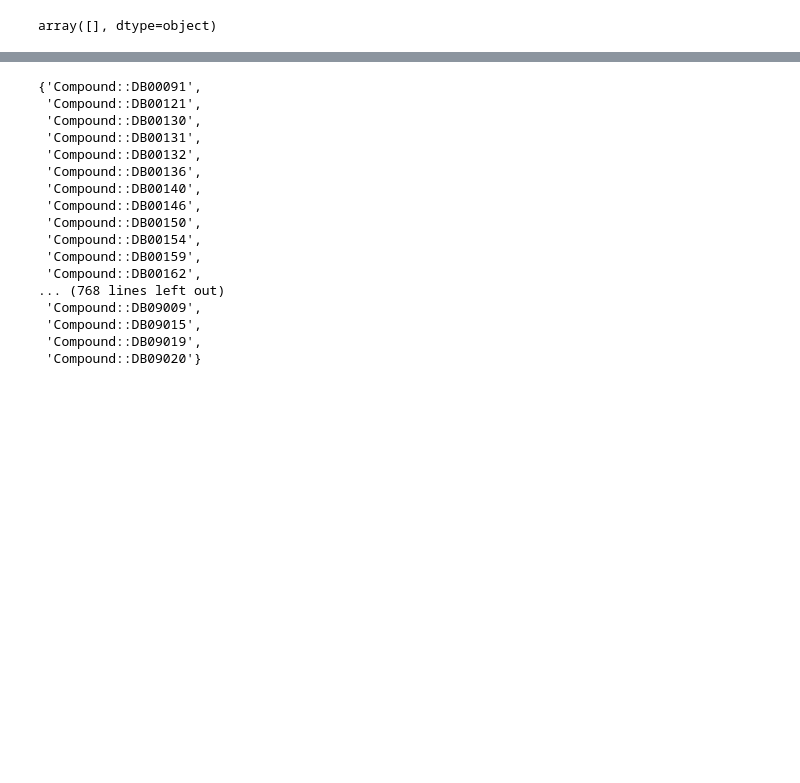
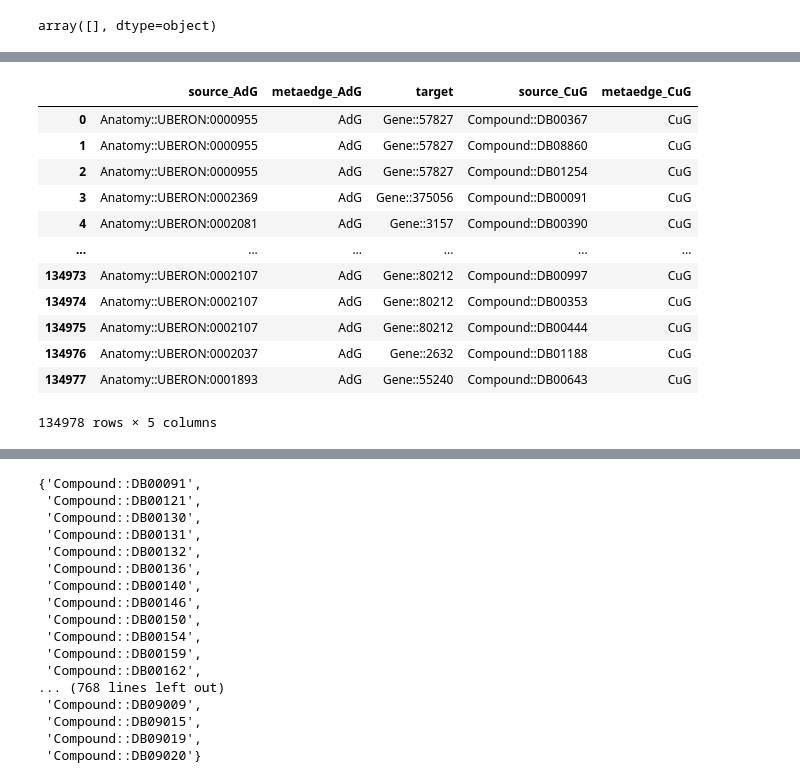
Before and after one commit to Jguan10/CSCI-49376, a Jupyter notebook: Project 1/eda.ipynb, the cells around one changed output, grey strips where cells are left out. Drawn from its saved outputs; the diff is of its cells as text; code cells hidden in the pictures; blank space fills up the shorter version.

```diff
--- a/Project 1/eda.ipynb
+++ b/Project 1/eda.ipynb
@@ -76,3 +99,18 @@ CuG = edgesdf[edgesdf["metaedge"] == 'CuG']
 # %%
 AdG_CuG_merged = pd.merge(AdG, CuG, on="target", suffixes=("_AdG", "_CuG"), how='inner')
 unique_compounds1 = AdG_CuG_merged["source_CuG"].unique()
+AdG_CuG_merged
+# %% [output]
+|  | source_AdG | metaedge_AdG | target | source_CuG | metaedge_CuG |
+| 0 | Anatomy::UBERON:0000955 | AdG | Gene::57827 | Compound::DB00367 | CuG |
+| 1 | Anatomy::UBERON:0000955 | AdG | Gene::57827 | Compound::DB08860 | CuG |
+| 2 | Anatomy::UBERON:0000955 | AdG | Gene::57827 | Compound::DB01254 | CuG |
+| 3 | Anatomy::UBERON:0002369 | AdG | Gene::375056 | Compound::DB00091 | CuG |
+| 4 | Anatomy::UBERON:0002081 | AdG | Gene::3157 | Compound::DB00390 | CuG |
+| ... | ... | ... | ... | ... | ... |
+| 134973 | Anatomy::UBERON:0002107 | AdG | Gene::80212 | Compound::DB00997 | CuG |
+| 134974 | Anatomy::UBERON:0002107 | AdG | Gene::80212 | Compound::DB00353 | CuG |
+| 134975 | Anatomy::UBERON:0002107 | AdG | Gene::80212 | Compound::DB00444 | CuG |
+| 134976 | Anatomy::UBERON:0002037 | AdG | Gene::2632 | Compound::DB01188 | CuG |
+| 134977 | Anatomy::UBERON:0001893 | AdG | Gene::55240 | Compound::DB00643 | CuG |
+134978 rows × 5 columns
```
Also changed, not shown: parts of 5 cells of this notebook.
